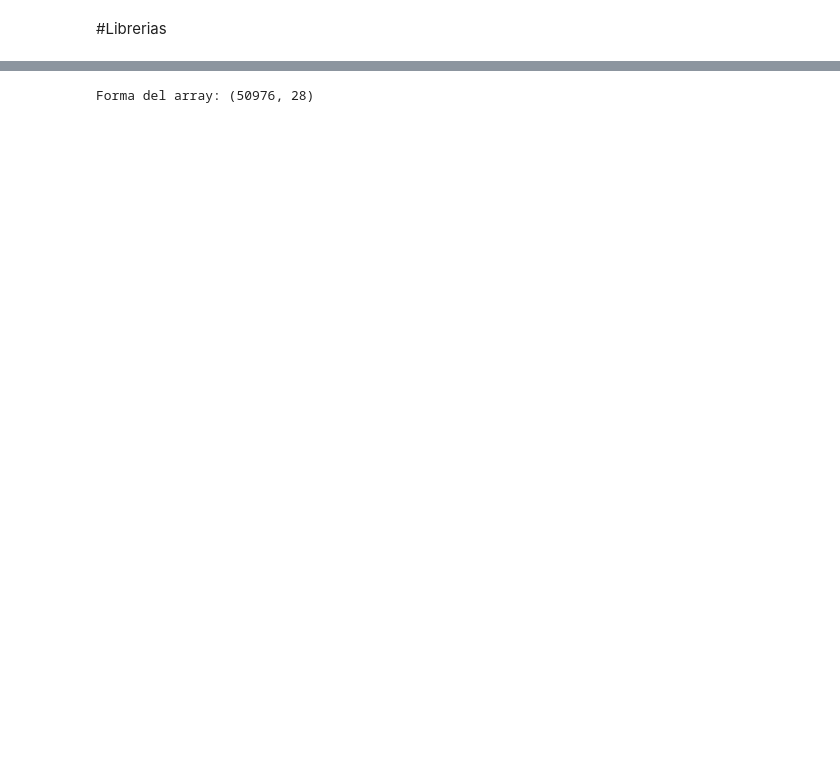
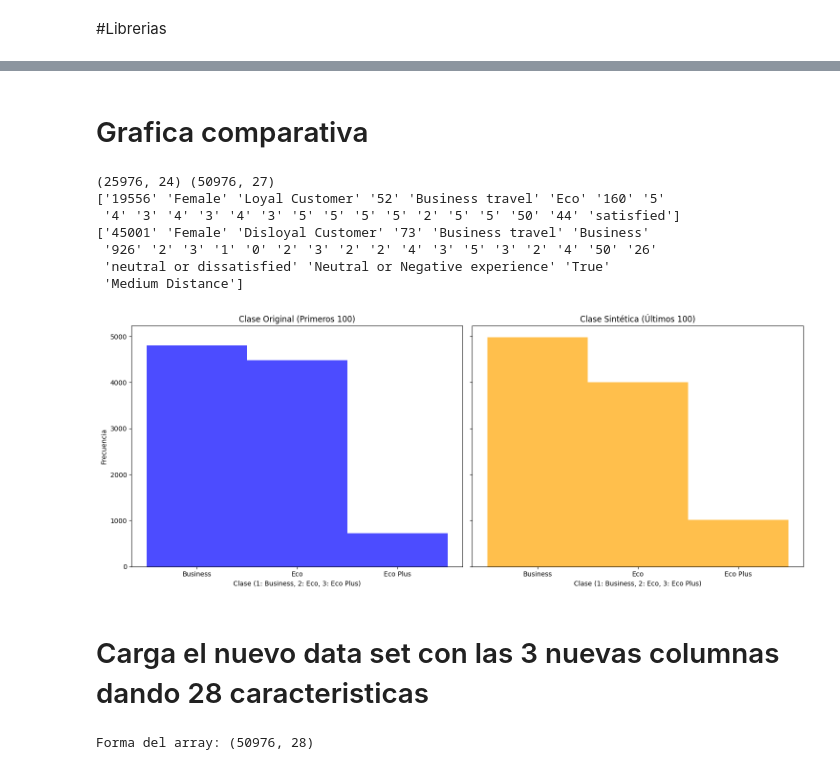
Before and after one commit to PabloLCZ/IA_PLCZ, a Jupyter notebook: Examen/examen1/examen/examen.ipynb, the cells around one changed output, grey strips where cells are left out. Saved outputs shown, nothing was run; the diff lists cells and outputs as text; code cells hidden in the pictures; blank space fills up the shorter version.

```diff
--- a/Examen/examen1/examen/examen.ipynb
+++ b/Examen/examen1/examen/examen.ipynb
@@ -24,3 +153,73 @@ import pandas as pd
+# %% [markdown]
+# Grafica comparativa
+# %%
+import numpy as np
+import matplotlib.pyplot as plt
+
+# Función para transformar la columna 'Class'
+def transformar_clase(data):
+    class_map = {'Business': 1, 'Eco': 2, 'Eco Plus': 3}
+    # Reemplazar los valores inválidos con 'Eco' (valor predeterminado)
+    data[:, 6] = np.where(np.isin(data[:, 6], list(class_map.keys())), data[:, 6], 'Eco')
+    data[:, 6] = np.vectorize(class_map.get)(data[:, 5])
+    return data
+
+# Cargar el dataset original y sintético
+data_original = np.genfromtxt('test.csv', delimiter=',', dtype=str, encoding=None, skip_header=1)
+data_sintetico = np.genfromtxt('dataset_sintetico_ampliado.csv', delimiter=',', dtype=str, encoding=None, skip_header=1)
+
+# Eliminar la columna de índice '#'
+data_original = np.delete(data_original, 0, axis=1)
+data_sintetico = np.delete(data_sintetico, 0, axis=1)
+print(data_original.shape, data_sintetico.shape)
+print(data_original[0])
+print(data_sintetico[45000])
+
+# Transformar la columna 'Class' en ambos datasets
+data_original = transformar_clase(data_original)
+data_sintetico = transformar_clase(data_sintetico)
+
+# Seleccionar los primeros 100 datos del dataset original
+muestra_original = data_original[:10000, 6].astype(int)
+
+# Seleccionar los últimos 100 datos del dataset sintético
+muestra_sintetico = data_sintetico[-10000:, 6].astype(int)
+
+# Función para crear gráficas de comparación
+def plot_side_by_side(data1, data2, title1, title2, xlabel, ylabel):
+    fig, axs = plt.subplots(1, 2, figsize=(15, 6), sharey=True)
+
+    axs[0].hist(data1, bins=np.arange(1, 5) - 0.5, alpha=0.7, color='blue')
+    axs[0].set_title(title1)
+    axs[0].set_xlabel(xlabel)
+    axs[0].set_ylabel(ylabel)
+    axs[0].set_xticks([1, 2, 3])
+    axs[0].set_xticklabels(['Business', 'Eco', 'Eco Plus'])
+
+    axs[1].hist(data2, bins=np.arange(1, 5) - 0.5, alpha=0.7, color='orange')
+    axs[1].set_title(title2)
+    axs[1].set_xlabel(xlabel)
+    axs[1].set_xticks([1, 2, 3])
+    axs[1].set_xticklabels(['Business', 'Eco', 'Eco Plus'])
+
+    plt.tight_layout()
+    plt.show()
+
+# Graficar comparación de la columna 'Class' entre el dataset original y sintético
+plot_side_by_side(muestra_original, muestra_sintetico,
+                  'Clase Original (Primeros 100)', 'Clase Sintética (Últimos 100)',
+                  'Clase (1: Business, 2: Eco, 3: Eco Plus)', 'Frecuencia')
+# %% [output]
+(25976, 24) (50976, 27)
+['19556' 'Female' 'Loyal Customer' '52' 'Business travel' 'Eco' '160' '5'
+ '4' '3' '4' '3' '4' '3' '5' '5' '5' '5' '2' '5' '5' '50' '44' 'satisfied']
+['45001' 'Female' 'Disloyal Customer' '73' 'Business travel' 'Business'
+ '926' '2' '3' '1' '0' '2' '3' '2' '2' '4' '3' '5' '3' '2' '4' '50' '26'
+ 'neutral or dissatisfied' 'Neutral or Negative experience' 'True'
+ 'Medium Distance']
+[figure, added]
+# %% [markdown]
+# Carga el nuevo data set con las 3 nuevas columnas dando 28 caracteristicas
 # %%
 #Cargar desde computadora
 data = np.genfromtxt('dataset_sintetico_ampliado.csv', delimiter=',', dtype=str, encoding=None, skip_header=1)
```
Also changed, not shown: parts of 16 cells of this notebook, 5 other files.
